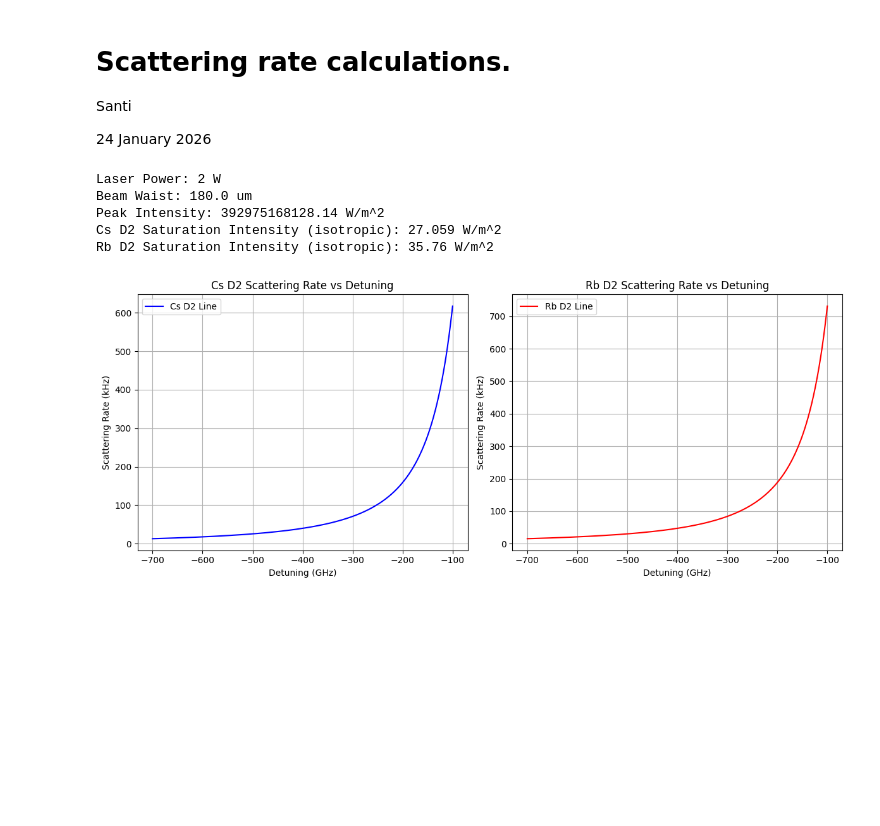
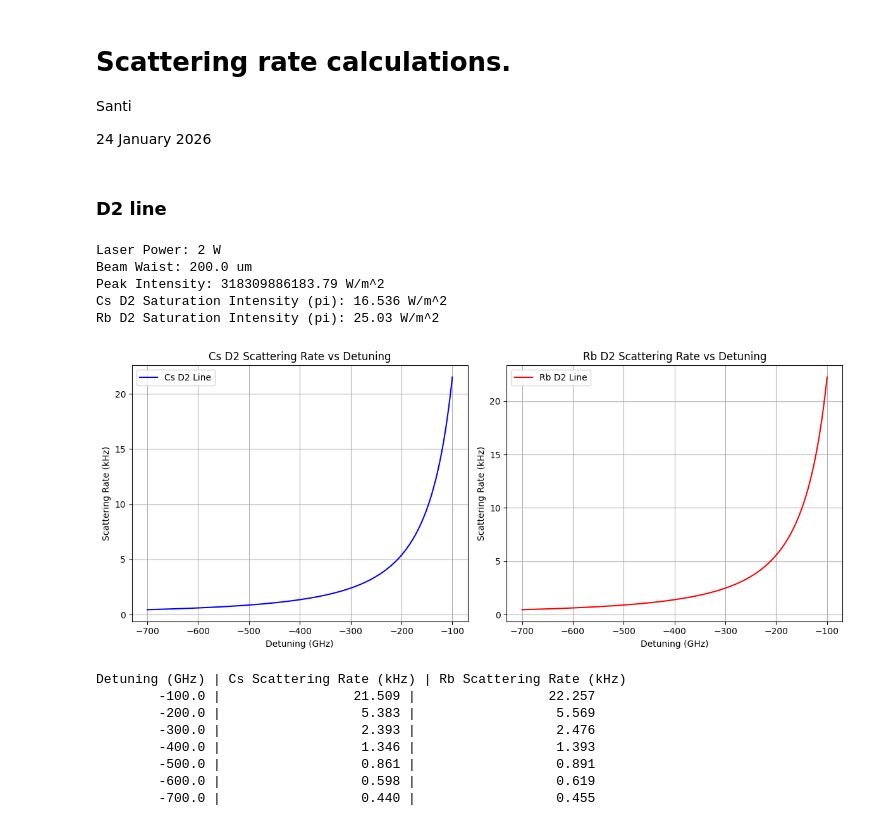
Before and after one commit to Lopez-Santi/RbCs-simulations, a Jupyter notebook: lattice transport/scatteringRate.ipynb, the cells around one changed output. Drawn from its saved outputs; the diff is of its cells as text; code cells hidden in the pictures; blank space fills up the shorter version.

```diff
--- a/lattice transport/scatteringRate.ipynb
+++ b/lattice transport/scatteringRate.ipynb
@@ -20,22 +20,26 @@ kB = 1.380649e-23  # Boltzmann constant in J/K
 
 # Cs information
 Cs_D1_wavelength = 894.592959e-9  # Cs D1 line wavelength in meters
-Cs_D1_gamma = 2*np.pi*4.5612e6 # Cs D1 line natural linewidth in Hz
+Cs_D1_frequency = c / Cs_D1_wavelength  # Cs D1 line frequency in Hz
+Cs_D1_gamma = 4.5612e6 # Cs D1 line natural linewidth in Hz
 Cs_D1_pi_Isat = 2.4981*10  # Cs D1 line pi-polarized saturation intensity in W/m^2
 
 Cs_D2_wavelength = 852.34727582e-9  # Cs D2 line wavelength in meters
-Cs_D2_gamma = 2*np.pi*5.2227e6 # Cs D2 line natural linewidth in Hz
+Cs_D2_frequency = c / Cs_D2_wavelength  # Cs D2 line frequency in Hz
+Cs_D2_gamma = 5.2227e6 # Cs D2 line natural linewidth in Hz
 Cs_D2_pi_Isat = 1.6536*10  # Cs D2 line pi-polarized saturation intensity in W/m^2
 Cs_D2_iso_Isat = 2.7059*10  # Cs D2 line isotropic saturation intensity in W/m^2
 Cs_D2_sigma_Isat = 1.1023*10  # Cs D2 line sigma-polarized saturation intensity in W/m^2
 
 # Rb information
 Rb_D1_wavelength = 794.978850e-9      # Rb D1 line wavelength in meters
-Rb_D1_gamma = 2*np.pi*5.746e6 # Rb D1 line natural linewidth in Hz
+Rb_D1_frequency = c / Rb_D1_wavelength  # Rb D1 line frequency in Hz
+Rb_D1_gamma = 5.746e6 # Rb D1 line natural linewidth in Hz
 Rb_D1_pi_Isat = 4.484*10  # Rb D1 line pi-polarized saturation intensity in W/m^2
 
 Rb_D2_wavelength = 780.241209686e-9  # Rb D2 line wavelength in meters
-Rb_D2_gamma = 2*np.pi*6.065e6 # Rb D2 line natural linewidth in Hz
+Rb_D2_frequency = c / Rb_D2_wavelength  # Rb D2 line frequency in Hz
+Rb_D2_gamma = 6.065e6 # Rb D2 line natural linewidth in Hz
 Rb_D2_pi_Isat = 2.503*10  # Rb D2 line pi-polarized saturation intensity in W/m^2
 Rb_D2_iso_Isat = 3.576*10  # Rb D2 line isotropic saturation intensity in W/m^2
 Rb_D2_sigma_Isat = 1.669*10  # Rb D2 line sigma-polarized saturation intensity in W/m^2
@@ -55,53 +59,72 @@ def calc_scattering_rate(I, I_sat, delta, gamma):
     float: Scattering rate (in Hz)
     """
     s = I / I_sat  # Saturation parameter
-    scattering_rate = (gamma / 2) * (s / (1 + s + (2 * delta / gamma) ** 2))
+    scattering_rate = np.pi * gamma * (s / (1 + s + (2 * delta / gamma) ** 2)) # from Amanda's code - ist this correct? - yes
+    # scattering_rate = (gamma / 2) * (s / (1 + s + (2 * delta / (gamma/(2*np.pi))) ** 2))
     return scattering_rate
 
 def Gaussian_beam_peak_intensity(P, w):
     """ calculate Gaussian beam peak intensity with beam size w"""
     intensity = 2 * P / (np.pi * w**2) # peak intensity
     return intensity
+# %% [markdown]
+### D2 line
 # %%
 # plot the scattering rate as a function of detuning for Cs and Rb D2 line
 detunings = np.linspace(-700e9, -100e9, 1000)  # Detunings from -700 GHz to -100 GHz
-waist = 180e-6  # Beam waist in meters
+waist = 200e-6  # Beam waist in meters
 power = 2  # Laser power in Watts
 
 intensity = Gaussian_beam_peak_intensity(power, waist)  # Calculate peak intensity (W/m^2)
 
-Cs_scattering_rates = calc_scattering_rate(intensity, Cs_D2_iso_Isat, detunings, Cs_D2_gamma)  # Cs scattering rates (Hz)
-Rb_scattering_rates = calc_scattering_rate(intensity, Rb_D2_iso_Isat, detunings, Rb_D2_gamma)  # Rb scattering rates (Hz)
+Cs_scattering_rates = calc_scattering_rate(intensity, Cs_D2_pi_Isat, detunings, Cs_D2_gamma)  # Cs scattering rates (Hz)
+Rb_scattering_rates = calc_scattering_rate(intensity, Rb_D2_pi_Isat, detunings, Rb_D2_gamma)  # Rb scattering rates (Hz)
 
 # print out the parameters used
 print(f"Laser Power: {power} W")
 print(f"Beam Waist: {waist*1e6} um")
 print(f"Peak Intensity: {intensity*1e4:.2f} W/m^2")
-print(f"Cs D2 Saturation Intensity (isotropic): {Cs_D2_iso_Isat} W/m^2")
-print(f"Rb D2 Saturation Intensity (isotropic): {Rb_D2_iso_Isat} W/m^2")
+print(f"Cs D2 Saturation Intensity (pi): {Cs_D2_pi_Isat} W/m^2")
+print(f"Rb D2 Saturation Intensity (pi): {Rb_D2_pi_Isat} W/m^2")
 
 # create a side-by-side plot for each  (detuning (GHz) vs scattering rate (kHz))
 # do not write axis labels in scientific notation
 plt.rcParams['axes.formatter.useoffset'] = False
 fig, (ax1, ax2) = plt.subplots(1, 2, figsize=(12, 5))
 ax1.plot(detunings*1e-9, Cs_scattering_rates*1e-3, label='Cs D2 Line', color='blue')
 ax1.set_title('Cs D2 Scattering Rate vs Detuning')
 ax1.set_xlabel('Detuning (GHz)')
 ax1.set_ylabel('Scattering Rate (kHz)')
 ax1.grid()
 ax1.legend()
 ax2.plot(detunings*1e-9, Rb_scattering_rates*1e-3, label='Rb D2 Line', color='red')
 ax2.set_title('Rb D2 Scattering Rate vs Detuning')
 ax2.set_xlabel('Detuning (GHz)')
 ax2.set_ylabel('Scattering Rate (kHz)')
 ax2.grid()
 ax2.legend()
 plt.tight_layout()
 plt.show()
+
+# print a table of the scattering rates at specific detunings
+specific_detunings = [-100e9, -200e9, -300e9, -400e9, -500e9, -600e9, -700e9]  # in Hz
+print("\nDetuning (GHz) | Cs Scattering Rate (kHz) | Rb Scattering Rate (kHz)")
+for detuning in specific_detunings:
+    Cs_rate = calc_scattering_rate(intensity, Cs_D2_pi_Isat, detuning, Cs_D2_gamma)
+    Rb_rate = calc_scattering_rate(intensity, Rb_D2_pi_Isat, detuning, Rb_D2_gamma)
+    print(f"{detuning*1e-9:>14.1f} | {Cs_rate*1e-3:>22.3f} | {Rb_rate*1e-3:>22.3f}")
 # %% [output]
 Laser Power: 2 W
-Beam Waist: 180.0 um
-Peak Intensity: 392975168128.14 W/m^2
-Cs D2 Saturation Intensity (isotropic): 27.059 W/m^2
-Rb D2 Saturation Intensity (isotropic): 35.76 W/m^2
+Beam Waist: 200.0 um
+Peak Intensity: 318309886183.79 W/m^2
+Cs D2 Saturation Intensity (pi): 16.536 W/m^2
+Rb D2 Saturation Intensity (pi): 25.03 W/m^2
-[figure, old version]
+[figure, new version]
+Detuning (GHz) | Cs Scattering Rate (kHz) | Rb Scattering Rate (kHz)
+        -100.0 |                 21.509 |                 22.257
+        -200.0 |                  5.383 |                  5.569
+        -300.0 |                  2.393 |                  2.476
+        -400.0 |                  1.346 |                  1.393
+        -500.0 |                  0.861 |                  0.891
+        -600.0 |                  0.598 |                  0.619
+        -700.0 |                  0.440 |                  0.455
```
Also changed, not shown: parts of 5 cells of this notebook.
